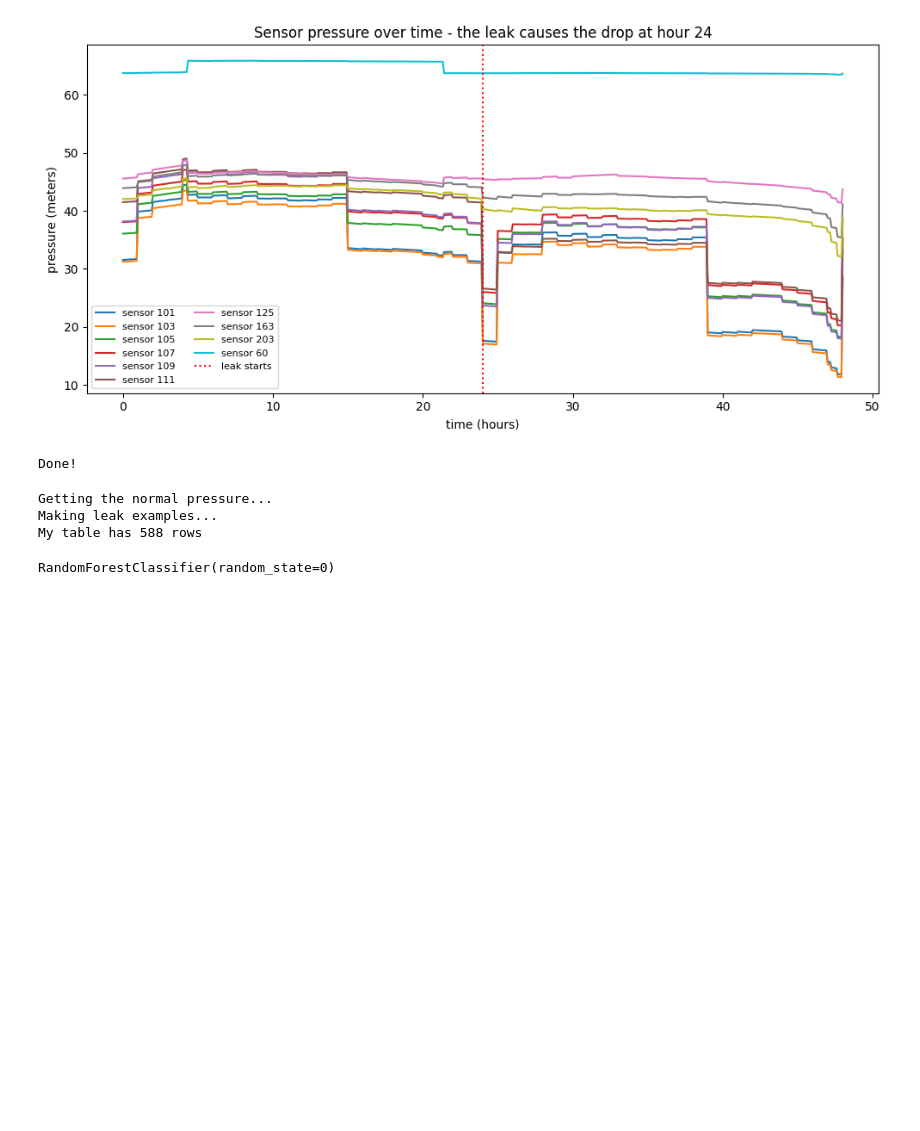
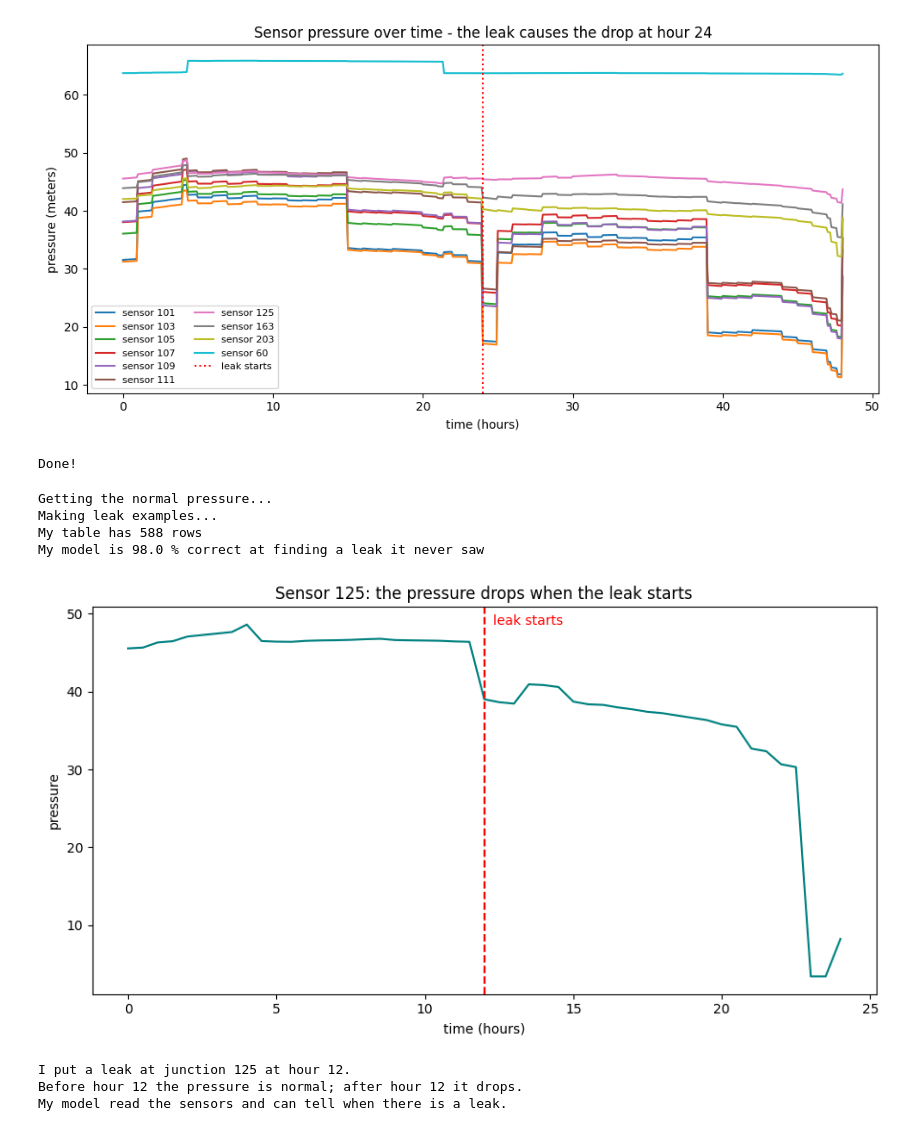
Before and after one commit to Ravali0708/Leak-Watch---Machine-Learning-for-Water-Leak-Detection-Localization-and-Emergency-Dispatch, a Jupyter notebook: MS_Project.ipynb, the cells around one changed output. Cells and saved outputs as stored; diff of their text form; code cells hidden in the pictures; blank space fills up the shorter version.

```diff
--- a/MS_Project.ipynb
+++ b/MS_Project.ipynb
@@ -193,31 +193,59 @@ for node in leak_places:                               # for each leak place
             row = {"where": node + "_" + str(size)}    # remember which example this row is
             for s in sensors:                          # for each sensor
                 # "drop" = how much lower than normal the pressure is (plus a little noise)
                 row["drop_" + s] = normal.loc[time, s] - pressure.loc[time, s] + random_maker.normal(0, noise)
             if hour >= 12:                             # the leak is on from hour 12
                 row["leak"] = 1                        # 1 means "there is a leak"
             else:                                      # before hour 12
                 row["leak"] = 0                        # 0 means "no leak yet"
             table_rows.append(row)                     # add this row to my list
 
 data = pandas.DataFrame(table_rows)                    # turn my list into a table
 print("My table has", len(data), "rows")
 
 # STEP C: teach the model
 input_columns = []                                     # the columns i use as inputs
 for s in sensors:                                      # for each sensor
     input_columns.append("drop_" + s)                  # add its drop column
 
 # split the examples so i test on ones the model did not learn from
 examples = data["where"].unique().tolist()             # the list of examples
 train_ex, test_ex = train_test_split(examples, test_size=0.3, random_state=1)  # split them
 train = data[data["where"].isin(train_ex)]             # training rows
 test = data[data["where"].isin(test_ex)]               # testing rows
 
 model = RandomForestClassifier(random_state=0)         # make the model
 model.fit(train[input_columns], train["leak"])         # teach it with the training rows
+
+# STEP D: check how good the model is
+score = model.score(test[input_columns], test["leak"]) * 100   # test it on the testing rows
+print("My model is", round(score, 1), "% correct at finding a leak it never saw")
+
+
+# STEP E: a simple picture - the pressure drops when the leak starts
+one = run_leak("125", 0.04)                            # run one leak at junction 125
+hours = one.index / 3600                               # the time in hours
+plt.figure(figsize=(9, 5))                             # set the chart size
+plt.plot(hours, one["125"], color="teal")             # draw the pressure at sensor 125
+plt.axvline(12, color="red", linestyle="--")          # a red line where the leak starts
+plt.text(12.3, one["125"].max(), "leak starts", color="red")  # label that line
+plt.title("Sensor 125: the pressure drops when the leak starts")  # chart title
+plt.xlabel("time (hours)")                             # bottom label
+plt.ylabel("pressure")                                 # side label
+plt.tight_layout()                                     # tidy the spacing
+plt.savefig("detection_picture.png")                   # save the picture
+plt.show()                                             # show the picture
+
+# STEP F: say in plain words what happened
+print("I put a leak at junction 125 at hour 12.")
+print("Before hour 12 the pressure is normal; after hour 12 it drops.")
+print("My model read the sensors and can tell when there is a leak.")
 # %% [output]
 Getting the normal pressure...
 Making leak examples...
 My table has 588 rows
+My model is 98.0 % correct at finding a leak it never saw
+[figure, added]
-RandomForestClassifier(random_state=0)
+I put a leak at junction 125 at hour 12.
+Before hour 12 the pressure is normal; after hour 12 it drops.
+My model read the sensors and can tell when there is a leak.
```
Also changed, not shown: parts of 1 cell of this notebook.
